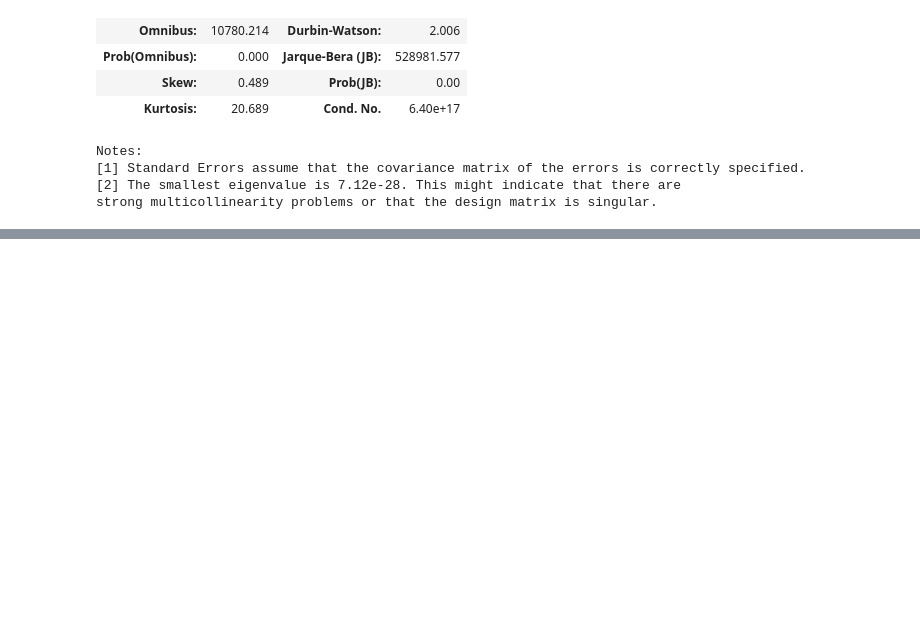
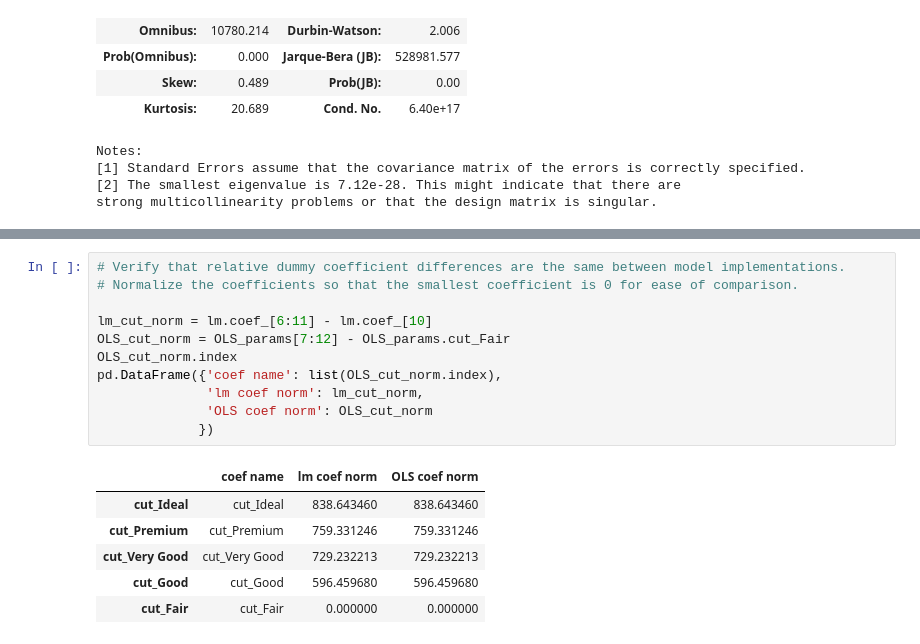
Before and after one commit to telwoo/final-project, a Jupyter notebook: import_provisional_data.ipynb, the cells around one changed output, grey strips where cells are left out. Cells and saved outputs as stored; diff of their text form; blank space fills up the shorter version.

```diff
--- a/import_provisional_data.ipynb
+++ b/import_provisional_data.ipynb
@@ -252,0 +322,18 @@ strong multicollinearity problems or that the design matrix is singular.
+# %%
+# Verify that relative dummy coefficient differences are the same between model implementations.
+# Normalize the coefficients so that the smallest coefficient is 0 for ease of comparison.
+
+lm_cut_norm = lm.coef_[6:11] - lm.coef_[10]
+OLS_cut_norm = OLS_params[7:12] - OLS_params.cut_Fair
+OLS_cut_norm.index
+pd.DataFrame({'coef name': list(OLS_cut_norm.index),
+              'lm coef norm': lm_cut_norm,
+              'OLS coef norm': OLS_cut_norm
+             })
+# %% [output]
+|  | coef name | lm coef norm | OLS coef norm |
+| cut_Ideal | cut_Ideal | 838.643460 | 838.643460 |
+| cut_Premium | cut_Premium | 759.331246 | 759.331246 |
+| cut_Very Good | cut_Very Good | 729.232213 | 729.232213 |
+| cut_Good | cut_Good | 596.459680 | 596.459680 |
+| cut_Fair | cut_Fair | 0.000000 | 0.000000 |
```
Also changed, not shown: parts of 5 cells of this notebook.
